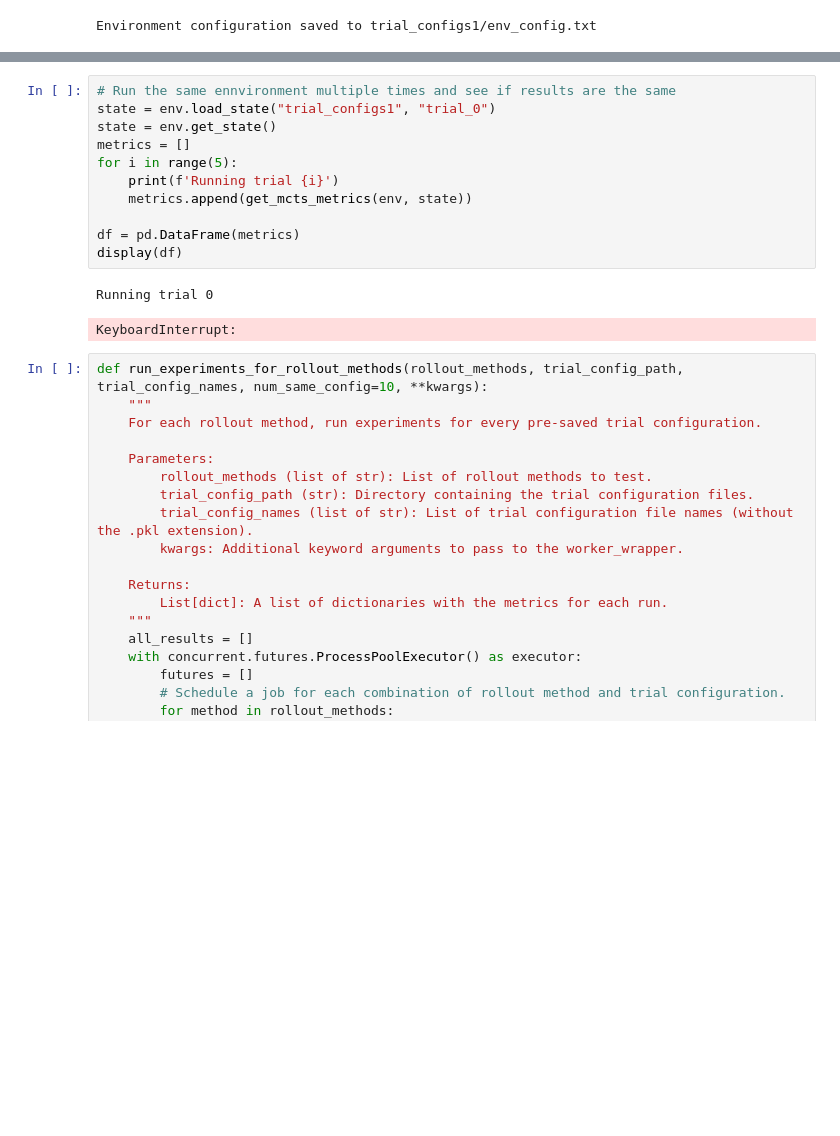
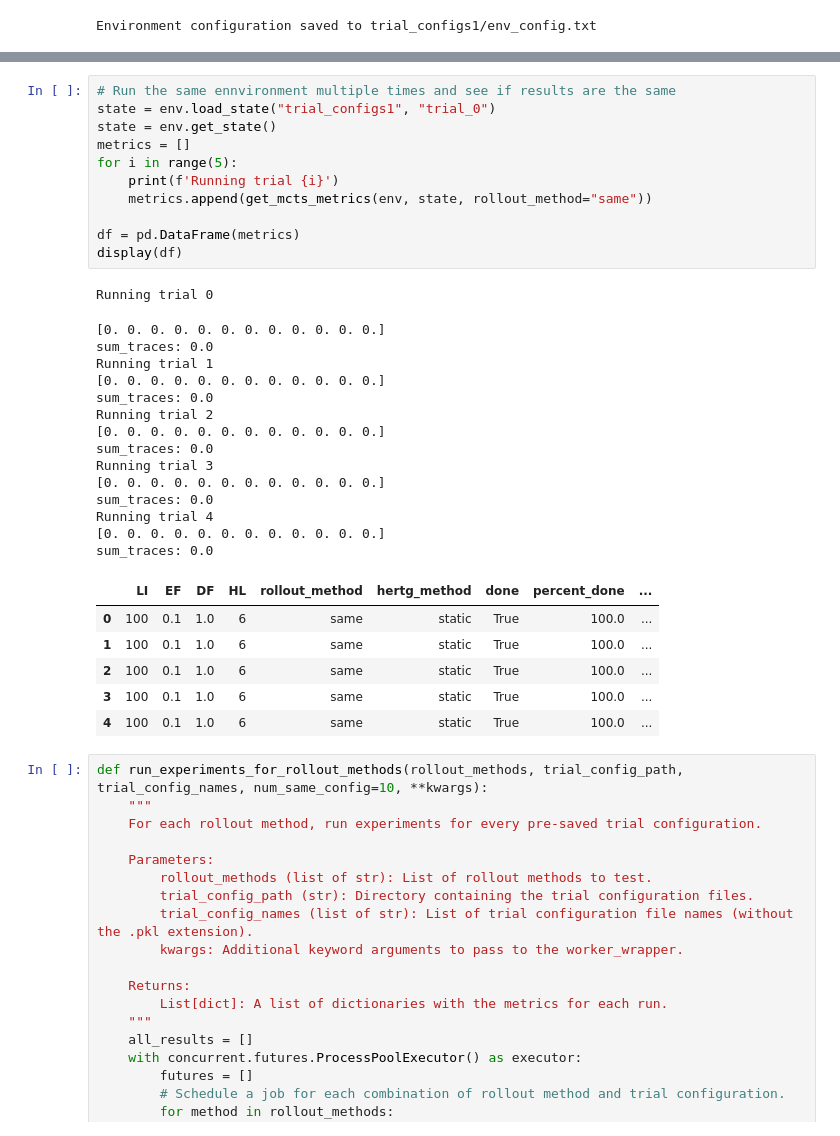
Before and after one commit to ALCarroll24/MeasurementMCTS, a Jupyter notebook: metrics/metrics_testing.ipynb, the cells around one changed output, grey strips where cells are left out. Cells and saved outputs as stored; diff of their text form; blank space fills up the shorter version.

```diff
--- a/metrics/metrics_testing.ipynb
+++ b/metrics/metrics_testing.ipynb
@@ -67,17 +132,36 @@ display(df)
 # %%
 # Run the same ennvironment multiple times and see if results are the same
 state = env.load_state("trial_configs1", "trial_0")
 state = env.get_state()
 metrics = []
 for i in range(5):
     print(f'Running trial {i}')
-    metrics.append(get_mcts_metrics(env, state))
+    metrics.append(get_mcts_metrics(env, state, rollout_method="same"))
 
 df = pd.DataFrame(metrics)
 display(df)
 # %% [output]
 Running trial 0
-KeyboardInterrupt:
+[0. 0. 0. 0. 0. 0. 0. 0. 0. 0. 0. 0.]
+sum_traces: 0.0
+Running trial 1
+[0. 0. 0. 0. 0. 0. 0. 0. 0. 0. 0. 0.]
+sum_traces: 0.0
+Running trial 2
+[0. 0. 0. 0. 0. 0. 0. 0. 0. 0. 0. 0.]
+sum_traces: 0.0
+Running trial 3
+[0. 0. 0. 0. 0. 0. 0. 0. 0. 0. 0. 0.]
+sum_traces: 0.0
+Running trial 4
+[0. 0. 0. 0. 0. 0. 0. 0. 0. 0. 0. 0.]
+sum_traces: 0.0
+|  | LI | EF | DF | HL | rollout_method | hertg_method | done | percent_done | ... |
+| 0 | 100 | 0.1 | 1.0 | 6 | same | static | True | 100.0 | ... |
+| 1 | 100 | 0.1 | 1.0 | 6 | same | static | True | 100.0 | ... |
+| 2 | 100 | 0.1 | 1.0 | 6 | same | static | True | 100.0 | ... |
+| 3 | 100 | 0.1 | 1.0 | 6 | same | static | True | 100.0 | ... |
+| 4 | 100 | 0.1 | 1.0 | 6 | same | static | True | 100.0 | ... |
 # %%
 def run_experiments_for_rollout_methods(rollout_methods, trial_config_path, trial_config_names, num_same_config=10, **kwargs):
     """
```
Also changed, not shown: parts of 2 cells of this notebook, 2 other files.
